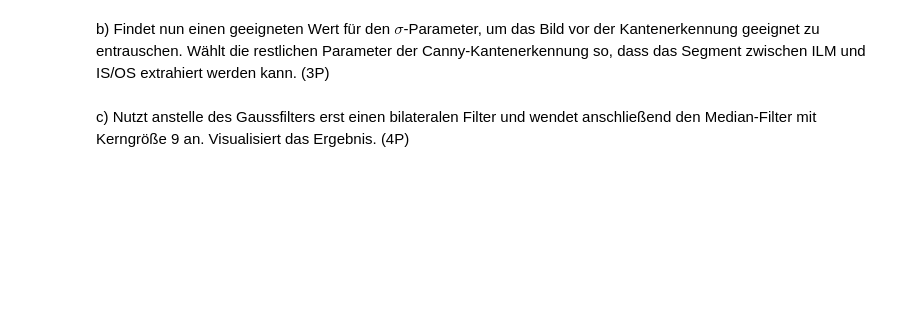
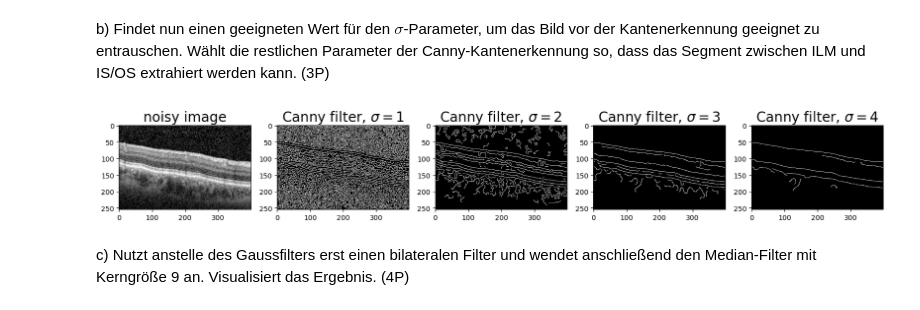
Before and after one commit to TimNogga/MedizinischeBildAnalyseBonn, a Jupyter notebook: mba-02/MBA_02.ipynb, the cells around one changed output. Saved outputs shown, nothing was run; the diff lists cells and outputs as text; code cells hidden in the pictures; blank space fills up the shorter version.

```diff
--- a/mba-02/MBA_02.ipynb
+++ b/mba-02/MBA_02.ipynb
@@ -280,6 +300,36 @@ a) Ladet das Bild bscan.png in den Arbeitsspeicher und wendet die Canny-Kantener
 b) Findet nun einen geeigneten Wert für den $\sigma$-Parameter, um das Bild vor der Kantenerkennung geeignet zu entrauschen. Wählt die restlichen Parameter der Canny-Kantenerkennung so, dass das Segment zwischen ILM und IS/OS extrahiert werden kann. (3P)
 # %%
 # Lösung hier
+edges = ski.feature.canny(img_bscan)
+edges_sigma2 = ski.feature.canny(img_bscan, sigma=2)
+edges_sigma3 = ski.feature.canny(img_bscan, sigma=3)
+edges_sigma4 = ski.feature.canny(img_bscan, sigma=4)
+
+
+# display results
+fig, ax = plt.subplots(nrows=1, ncols=5, figsize=(8, 3))
+
+ax[0].imshow(img_bscan, cmap='gray')
+ax[0].set_title('noisy image', fontsize=20)
+
+ax[1].imshow(edges, cmap='gray')
+ax[1].set_title(r'Canny filter, $\sigma=1$', fontsize=20)
+
+ax[2].imshow(edges_sigma2, cmap='gray')
+ax[2].set_title(r'Canny filter, $\sigma=2$', fontsize=20)
+
+ax[3].imshow(edges_sigma3, cmap='gray')
+ax[3].set_title(r'Canny filter, $\sigma=3$', fontsize=20)
+
+ax[4].imshow(edges_sigma4, cmap='gray')
+ax[4].set_title(r'Canny filter, $\sigma=4$', fontsize=20)
+
+
+fig.set_figwidth(20)
+
+plt.show()
+# %% [output]
+[figure, added]
 # %% [markdown]
 c) Nutzt anstelle des Gaussfilters erst einen bilateralen Filter und wendet anschließend den Median-Filter mit Kerngröße 9 an. Visualisiert das Ergebnis. (4P)
 # %%
```
Also changed, not shown: parts of 3 cells of this notebook.
